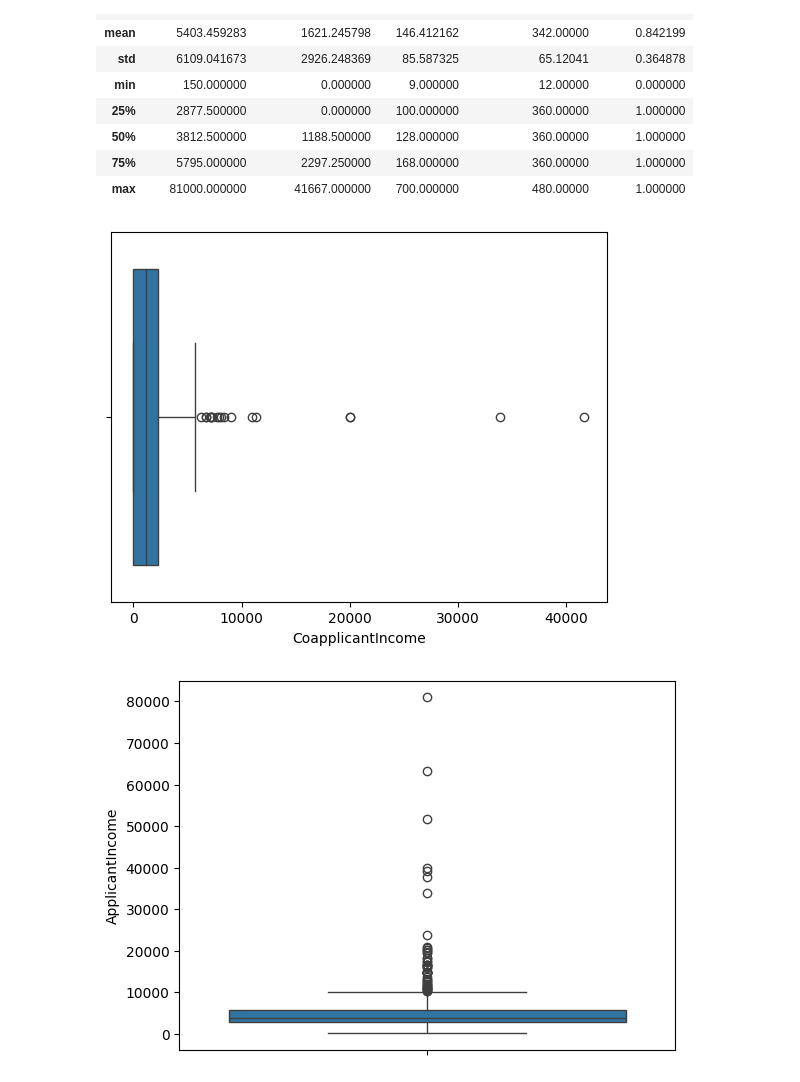
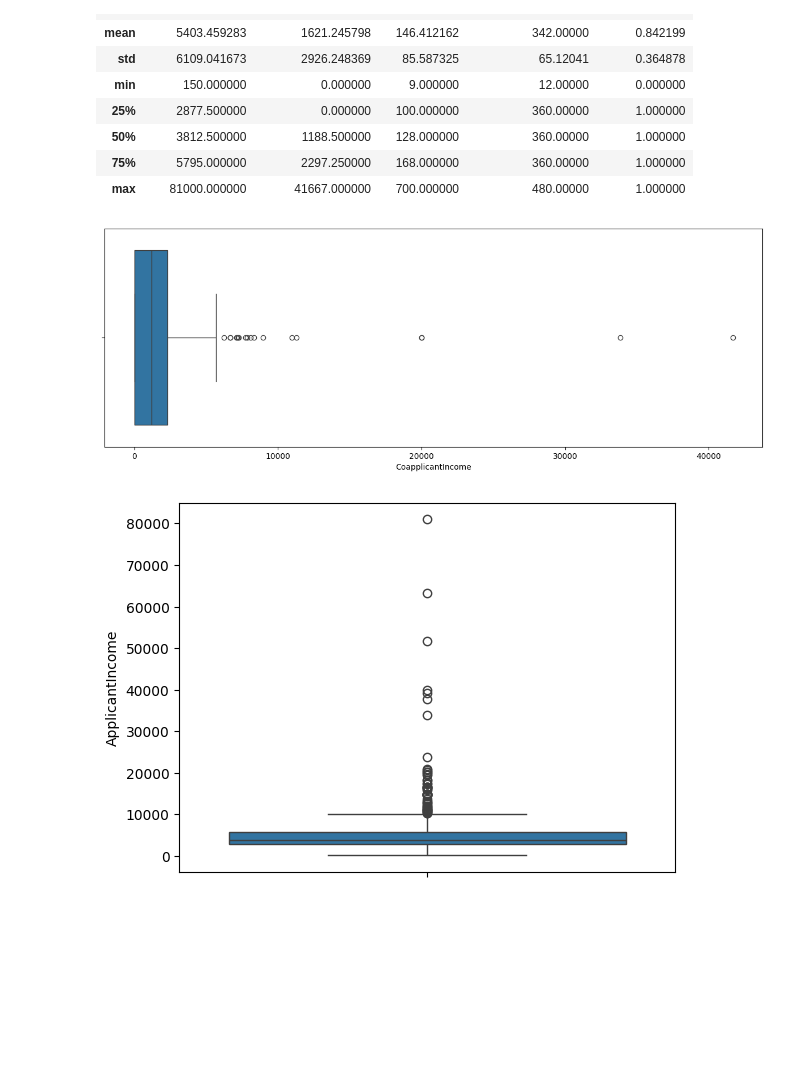
Before and after one commit to Vickymaurya1/machine-learning-course, a Jupyter notebook: Untitled2.ipynb, the cells around one changed output. Cells and saved outputs as stored; diff of their text form; code cells hidden in the pictures; blank space fills up the shorter version.

```diff
--- a/Untitled2.ipynb
+++ b/Untitled2.ipynb
@@ -48,10 +48,11 @@ dataset.describe()
 | 75% | 5795.000000 | 2297.250000 | 168.000000 | 360.00000 | 1.000000 |
 | max | 81000.000000 | 41667.000000 | 700.000000 | 480.00000 | 1.000000 |
 # %%
+plt.figure(figsize = (15,5))
 sns.boxplot(x = "CoapplicantIncome", data = dataset)
 plt.show()
 # %% [output]
-[figure, old version]
+[figure, new version]
 # %%
 sns.boxplot(y = "ApplicantIncome" , data = dataset)
 plt.show()
```
Also changed, not shown: parts of 6 cells of this notebook.
